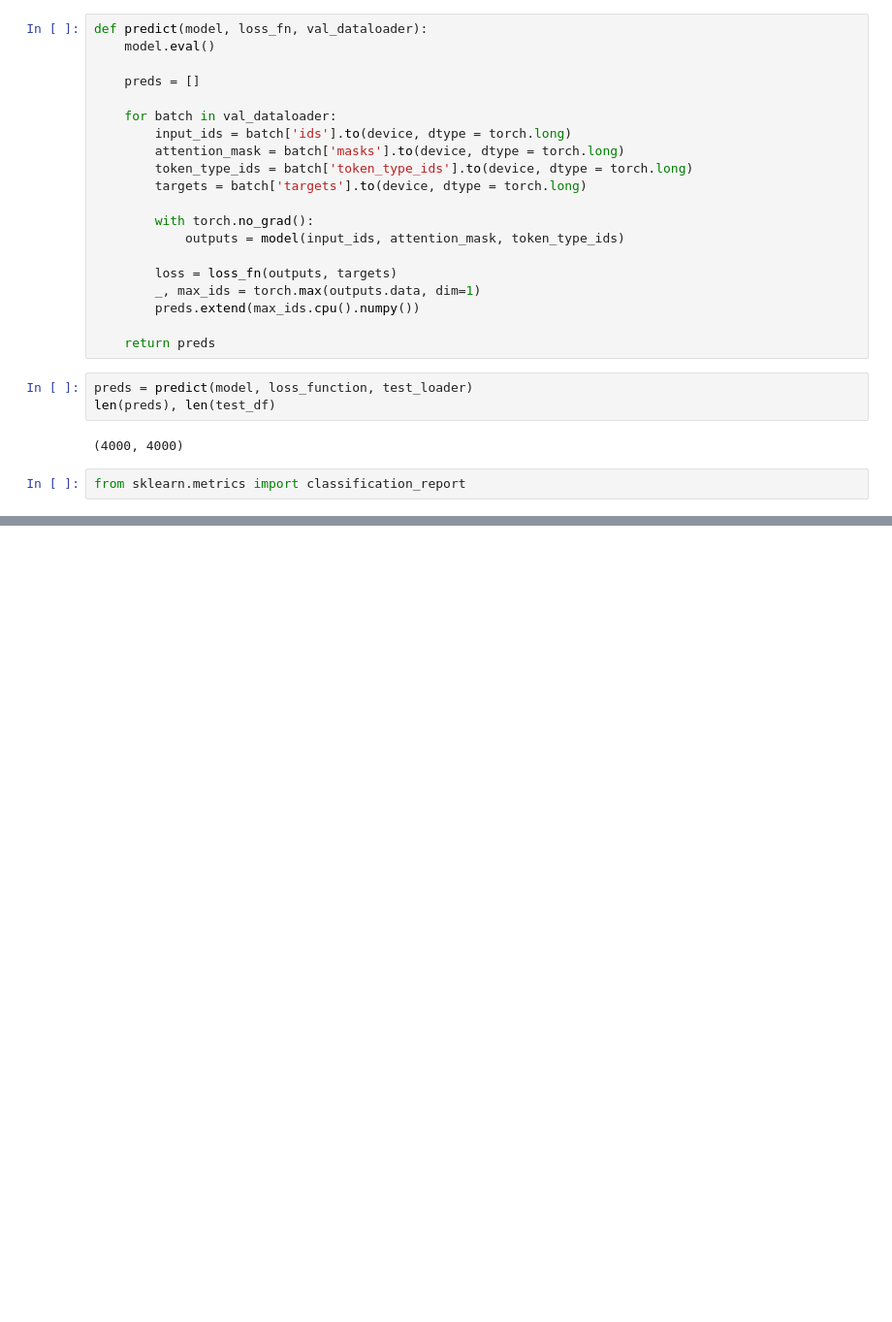
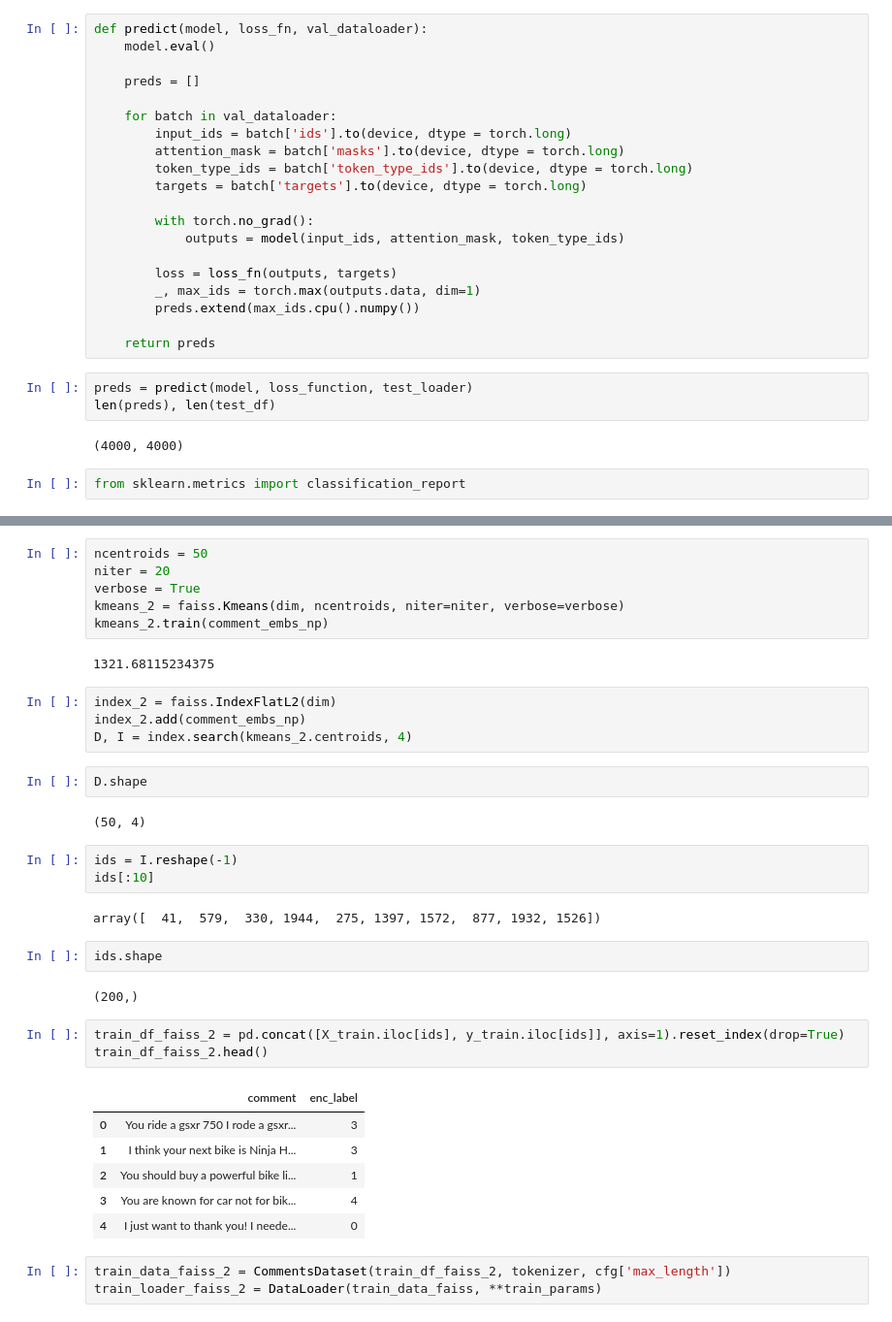
Before and after one commit to abhishekanand1710/not-too-similar, a Jupyter notebook: Sample_Dataset_using_Sentence_Transfomers_and_FAISS.ipynb, the cells around one changed output, grey strips where cells are left out. Shown: that part at 97% size. Saved outputs shown, nothing was run; the diff lists cells and outputs as text; blank space fills up the shorter version.

Commit message:
sampling dataset using faiss for fine tuning bert. Improvement in performance by 5% over random sampling

```diff
--- a/Sample_Dataset_using_Sentence_Transfomers_and_FAISS.ipynb
+++ b/Sample_Dataset_using_Sentence_Transfomers_and_FAISS.ipynb
@@ -469,0 +615,38 @@ weighted avg       0.78      0.80      0.78      4000
+# %%
+ncentroids = 50
+niter = 20
+verbose = True
+kmeans_2 = faiss.Kmeans(dim, ncentroids, niter=niter, verbose=verbose)
+kmeans_2.train(comment_embs_np)
+# %% [output]
+1321.68115234375
+# %%
+index_2 = faiss.IndexFlatL2(dim)
+index_2.add(comment_embs_np)
+D, I = index.search(kmeans_2.centroids, 4)
+# %%
+D.shape
+# %% [output]
+(50, 4)
+# %%
+ids = I.reshape(-1)
+ids[:10]
+# %% [output]
+array([  41,  579,  330, 1944,  275, 1397, 1572,  877, 1932, 1526])
+# %%
+ids.shape
+# %% [output]
+(200,)
+# %%
+train_df_faiss_2 = pd.concat([X_train.iloc[ids], y_train.iloc[ids]], axis=1).reset_index(drop=True)
+train_df_faiss_2.head()
+# %% [output]
+|  | comment | enc_label |
+| 0 | You ride a gsxr 750 I rode a gsxr... | 3 |
+| 1 | I think your next bike is Ninja H... | 3 |
+| 2 | You should buy a powerful bike li... | 1 |
+| 3 | You are known for car not for bik... | 4 |
+| 4 | I just want to thank you! I neede... | 0 |
+# %%
+train_data_faiss_2 = CommentsDataset(train_df_faiss_2, tokenizer, cfg['max_length'])
+train_loader_faiss_2 = DataLoader(train_data_faiss, **train_params)
```
Also changed, not shown: parts of 39 cells of this notebook.
